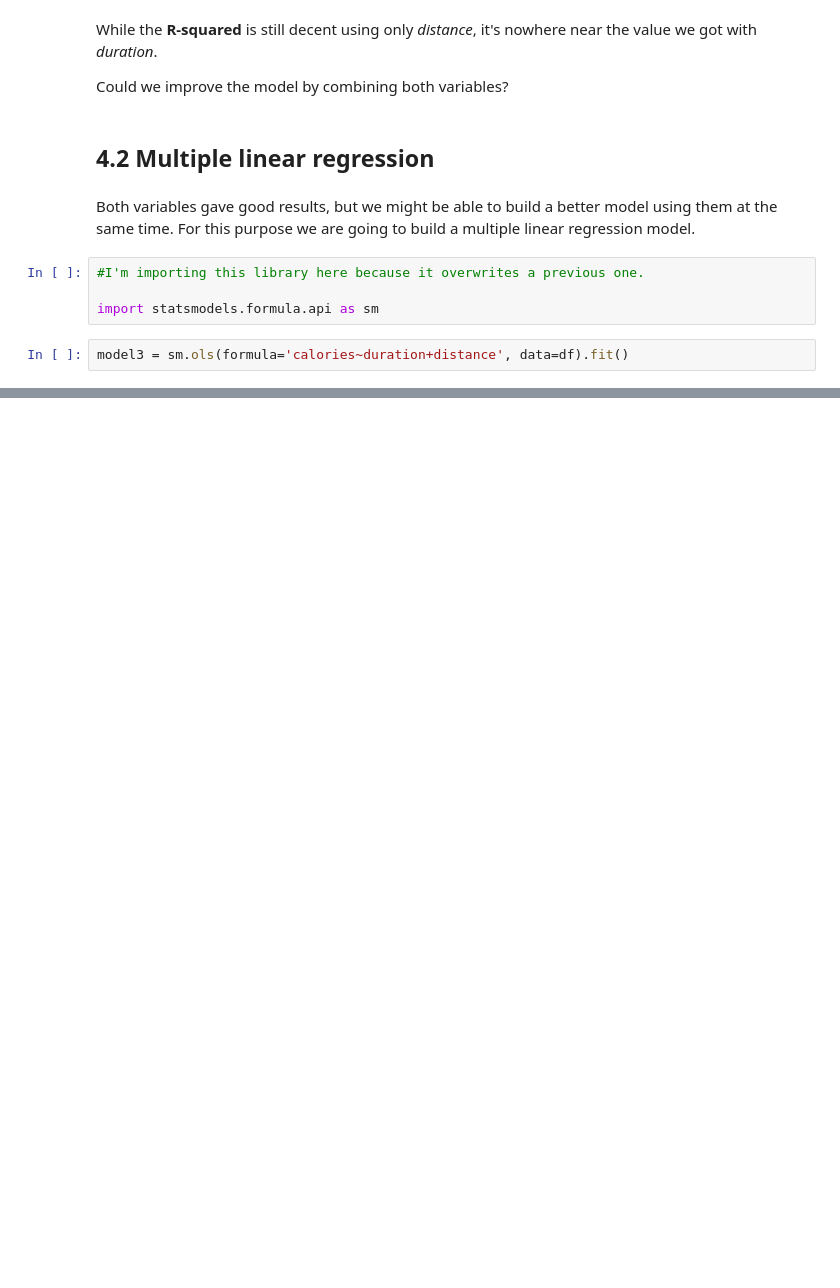
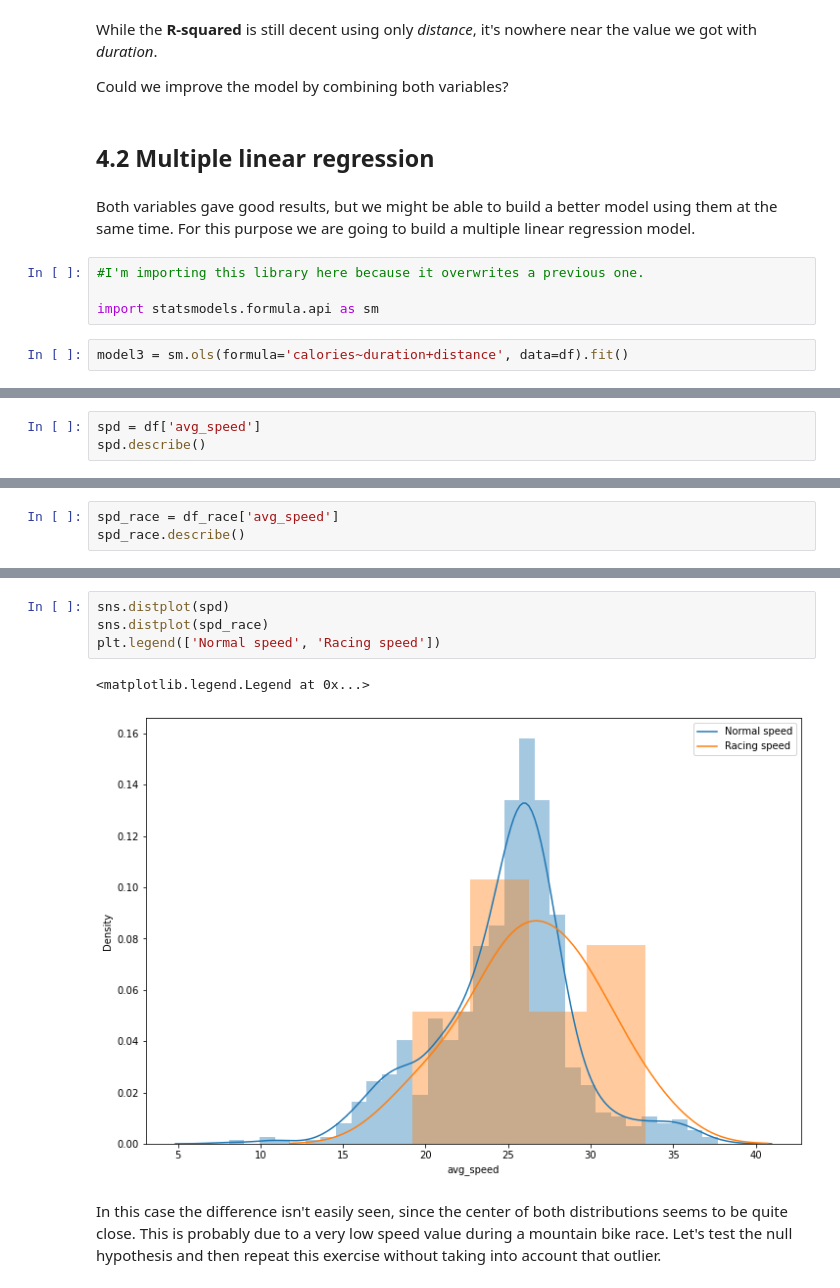
Before and after one commit to x-esteban/Project-05-Statistical-Analysis, a Jupyter notebook: statistical-analysis.ipynb, the cells around one changed output, grey strips where cells are left out. Saved outputs shown, nothing was run; the diff lists cells and outputs as text; blank space fills up the shorter version.

```diff
--- a/statistical-analysis.ipynb
+++ b/statistical-analysis.ipynb
@@ -608,0 +765,3 @@ In this case the outcome is slightly better, meaning that using both variables *
+# %%
+spd = df['avg_speed']
+spd.describe()
@@ -608,0 +778,3 @@ In this case the outcome is slightly better, meaning that using both variables *
+# %%
+spd_race = df_race['avg_speed']
+spd_race.describe()
@@ -608,0 +791,9 @@ In this case the outcome is slightly better, meaning that using both variables *
+# %%
+sns.distplot(spd)
+sns.distplot(spd_race)
+plt.legend(['Normal speed', 'Racing speed'])
+# %% [output]
+<matplotlib.legend.Legend at 0x...>
+[figure, added]
+# %% [markdown]
+In this case the difference isn't easily seen, since the center of both distributions seems to be quite close. This is probably due to a very low speed value during a mountain bike race. Let's test the null hypothesis and then repeat this exercise without taking into account that outlier.
```
Also changed, not shown: parts of 61 cells of this notebook, 2 other files.
